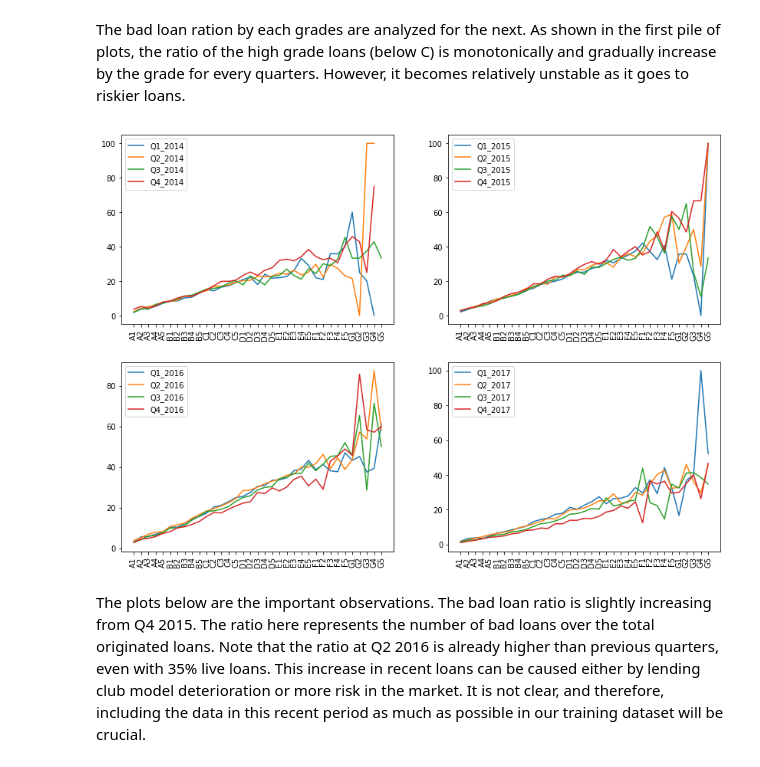
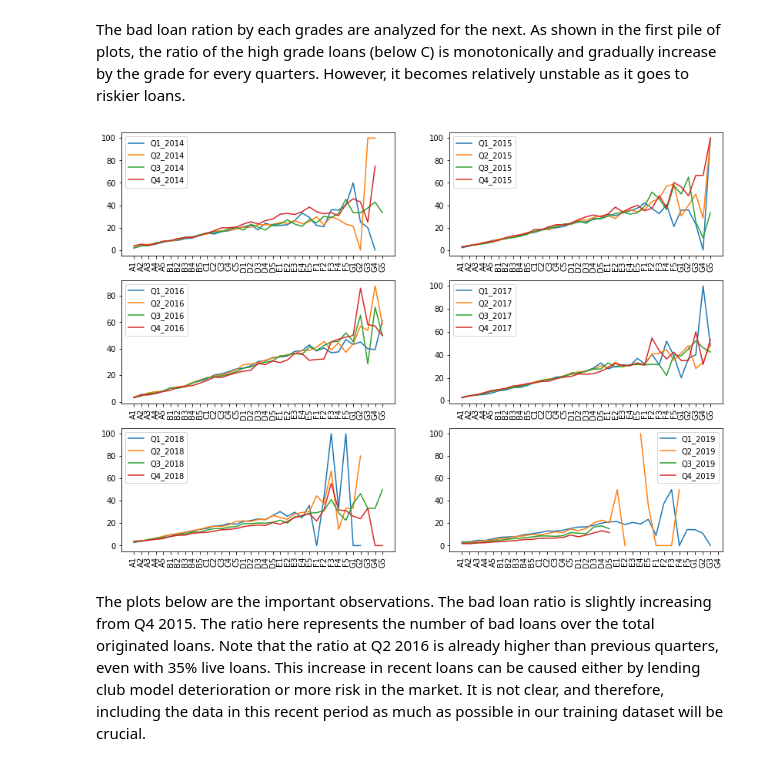
Before and after one commit to syjk0616/LendingClub, a Jupyter notebook: Notebook/Data_analysis.ipynb, the cells around one changed output. Saved outputs shown, nothing was run; the diff lists cells and outputs as text; code cells hidden in the pictures.

```diff
--- a/Notebook/Data_analysis.ipynb
+++ b/Notebook/Data_analysis.ipynb
@@ -241,22 +248,22 @@ The bad loan ration by each grades are analyzed for the next. As shown in the fi
 summary_grade_f = summary_grade_f[xs[28:]]
 summary_grade = summary_grade[xs[28:]]
 # %%
-years = ["2014","2015","2016","2017"]
+years = ["2014","2015","2016","2017","2018","2019"]
 cols = summary_grade_f.columns.values
 subgs = summary_grade_f.index.get_level_values("sub_grade")
 
 fig = plt.figure(figsize=(14,10))
 
 for i, y in enumerate(years):
     temp_cols = [c for c in cols if y in c]
-    ax = fig.add_subplot(2,2,i+1)
+    ax = fig.add_subplot(3,2,i+1)
     for col in temp_cols:
         ax.plot(subgs,summary_grade_f[col])
     ax.legend(temp_cols)
     plt.xticks(rotation=90)
 fig.show()
 # %% [output]
-[figure, old version]
+[figure, new version]
 # %% [markdown]
 The plots below are the important observations. The bad loan ratio is slightly increasing from Q4 2015. The ratio here represents the number of bad loans over the total originated loans. Note that the ratio at Q2 2016 is already higher than previous quarters, even with 35% live loans. This increase in recent loans can be caused either by lending club model deterioration or more risk in the market. It is not clear, and therefore, including the data in this recent period as much as possible in our training dataset will be crucial.
 # %%
```
Also changed, not shown: parts of 14 cells of this notebook, 4 other files.
